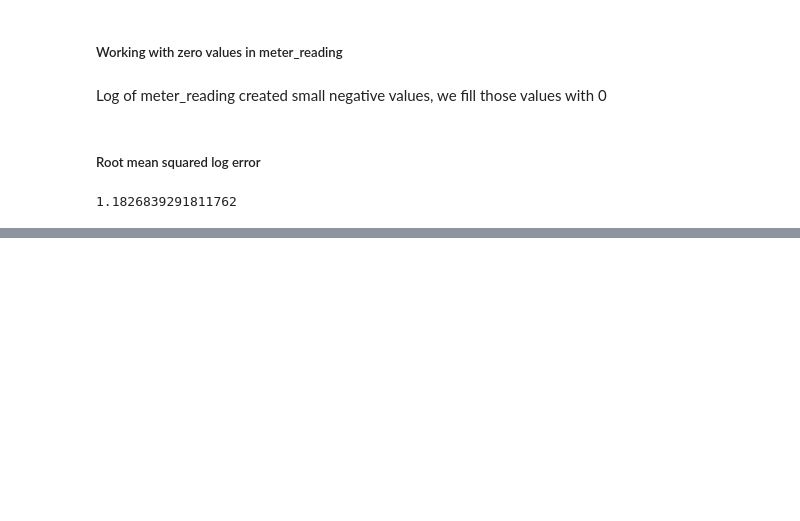
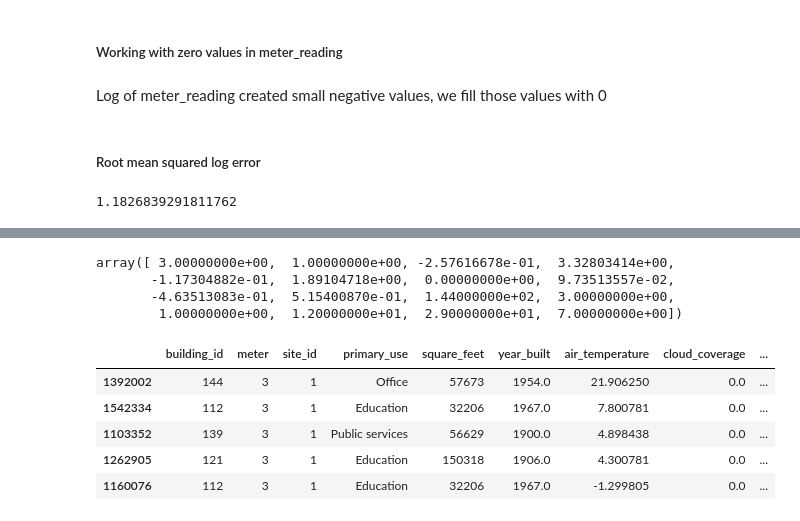
Before and after one commit to akshaypt7/energy_predictor, a Jupyter notebook: Energy_predictor_1.ipynb, the cells around one changed output, grey strips where cells are left out. Drawn from its saved outputs; the diff is of its cells as text; code cells hidden in the pictures; blank space fills up the shorter version.

```diff
--- a/Energy_predictor_1.ipynb
+++ b/Energy_predictor_1.ipynb
@@ -1565,0 +1688,16 @@ rmse(y_test, y_pred)
+# %%
+preprocessor.transform(X_test)[1]
+# %% [output]
+array([ 3.00000000e+00,  1.00000000e+00, -2.57616678e-01,  3.32803414e+00,
+       -1.17304882e-01,  1.89104718e+00,  0.00000000e+00,  9.73513557e-02,
+       -4.63513083e-01,  5.15400870e-01,  1.44000000e+02,  3.00000000e+00,
+        1.00000000e+00,  1.20000000e+01,  2.90000000e+01,  7.00000000e+00])
+# %%
+X_train.head()
+# %% [output]
+|  | building_id | meter | site_id | primary_use | square_feet | year_built | air_temperature | cloud_coverage | ... |
+| 1392002 | 144 | 3 | 1 | Office | 57673 | 1954.0 | 21.906250 | 0.0 | ... |
+| 1542334 | 112 | 3 | 1 | Education | 32206 | 1967.0 | 7.800781 | 0.0 | ... |
+| 1103352 | 139 | 3 | 1 | Public services | 56629 | 1900.0 | 4.898438 | 0.0 | ... |
+| 1262905 | 121 | 3 | 1 | Education | 150318 | 1906.0 | 4.300781 | 0.0 | ... |
+| 1160076 | 112 | 3 | 1 | Education | 32206 | 1967.0 | -1.299805 | 0.0 | ... |
```
Also changed, not shown: parts of 33 cells of this notebook.
